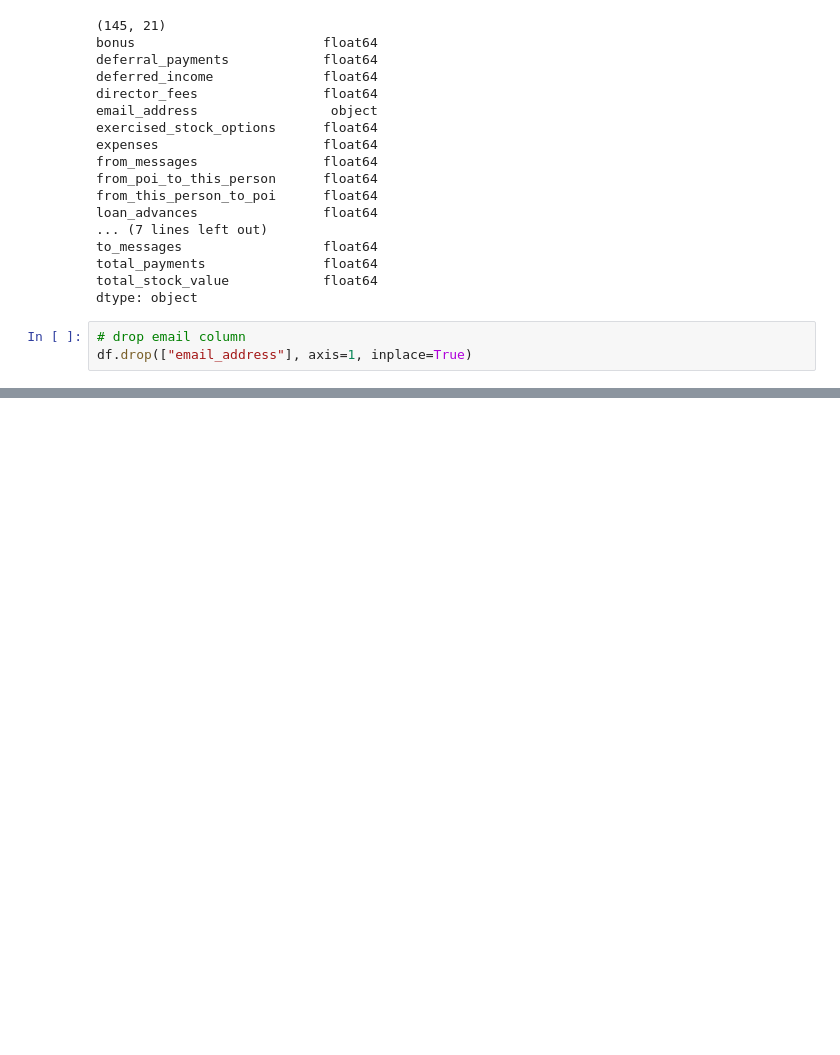
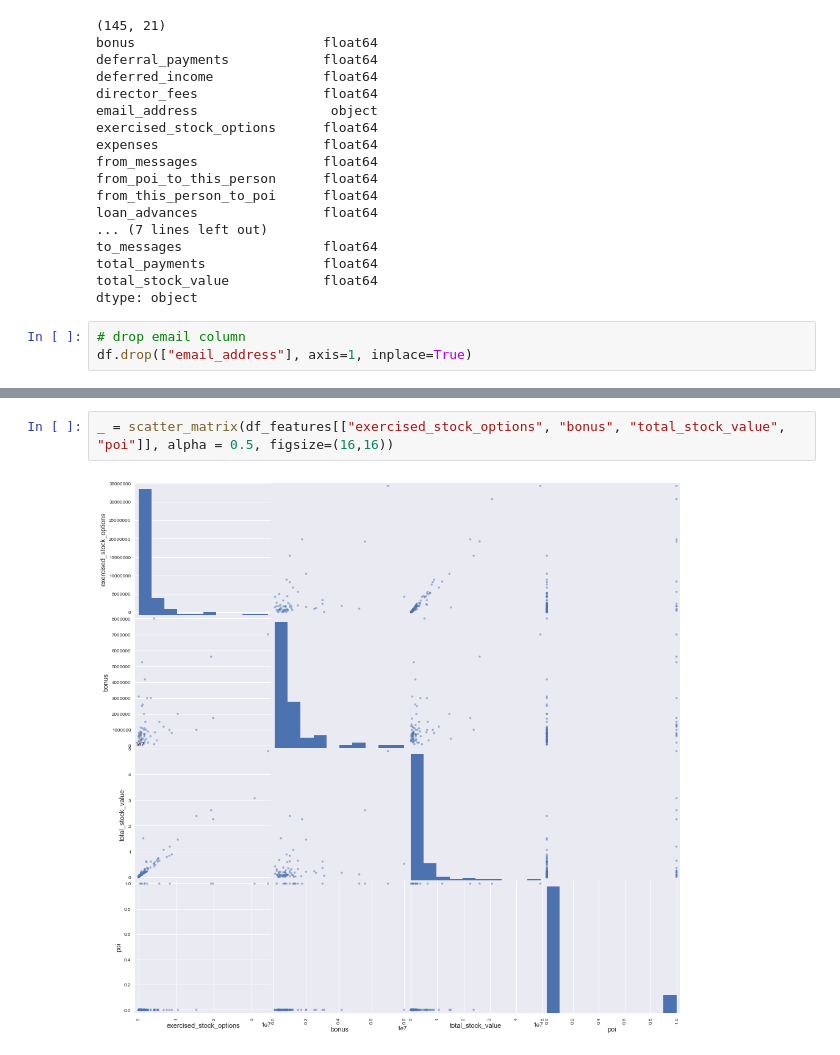
Before and after one commit to slangenbach/udacity-da-nanodegree, a Jupyter notebook: p5/final_project/poi_id.ipynb, the cells around one changed output, grey strips where cells are left out. Drawn from its saved outputs; the diff is of its cells as text; blank space fills up the shorter version.

```diff
--- a/p5/final_project/poi_id.ipynb
+++ b/p5/final_project/poi_id.ipynb
@@ -147,0 +162,4 @@ Axes(0.125,0.125;0.775x0.755)
+# %%
+_ = scatter_matrix(df_features[["exercised_stock_options", "bonus", "total_stock_value", "poi"]], alpha = 0.5, figsize=(16,16))
+# %% [output]
+[figure, added]
```
Also changed, not shown: parts of 10 cells of this notebook, 3 other files.
